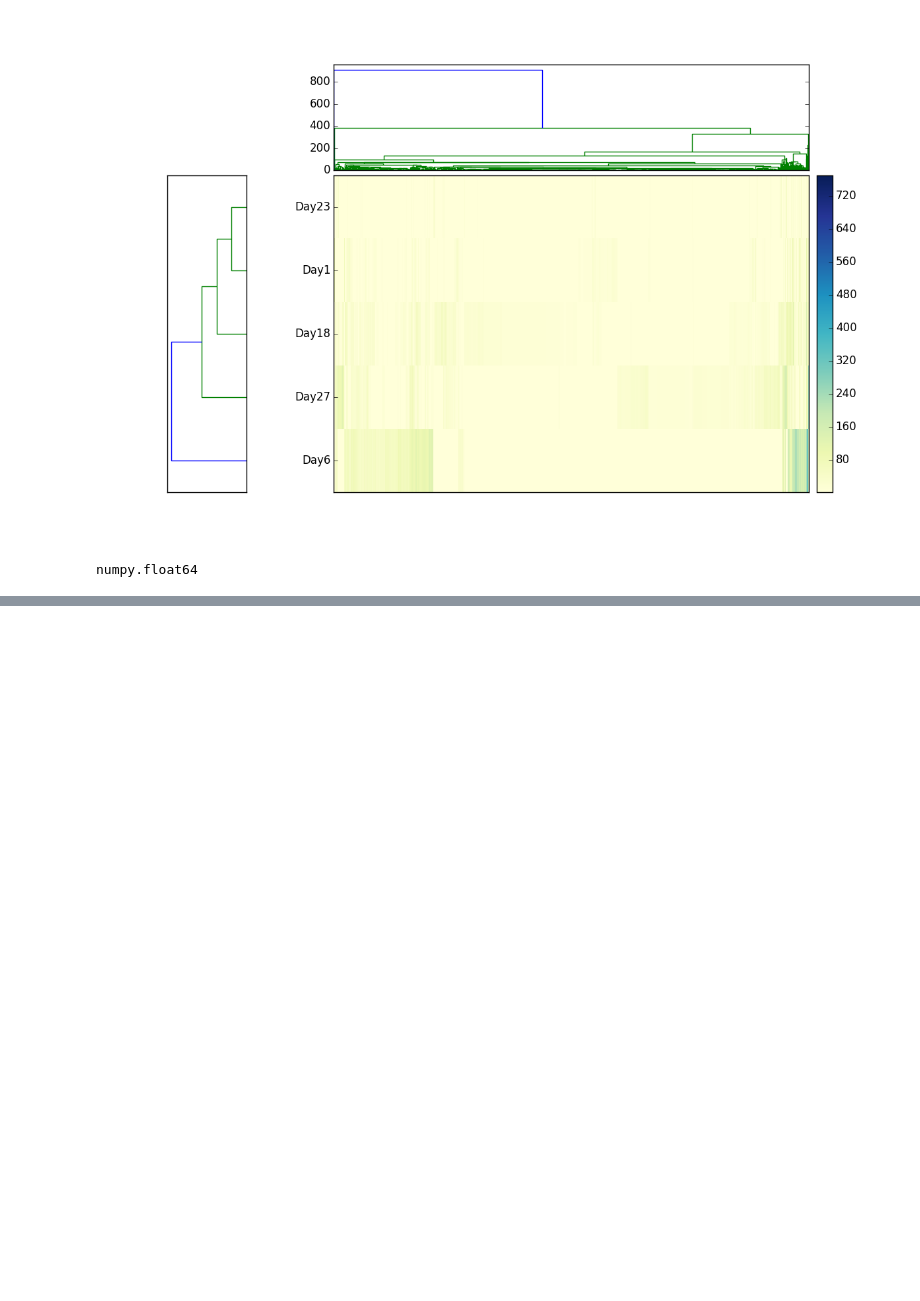
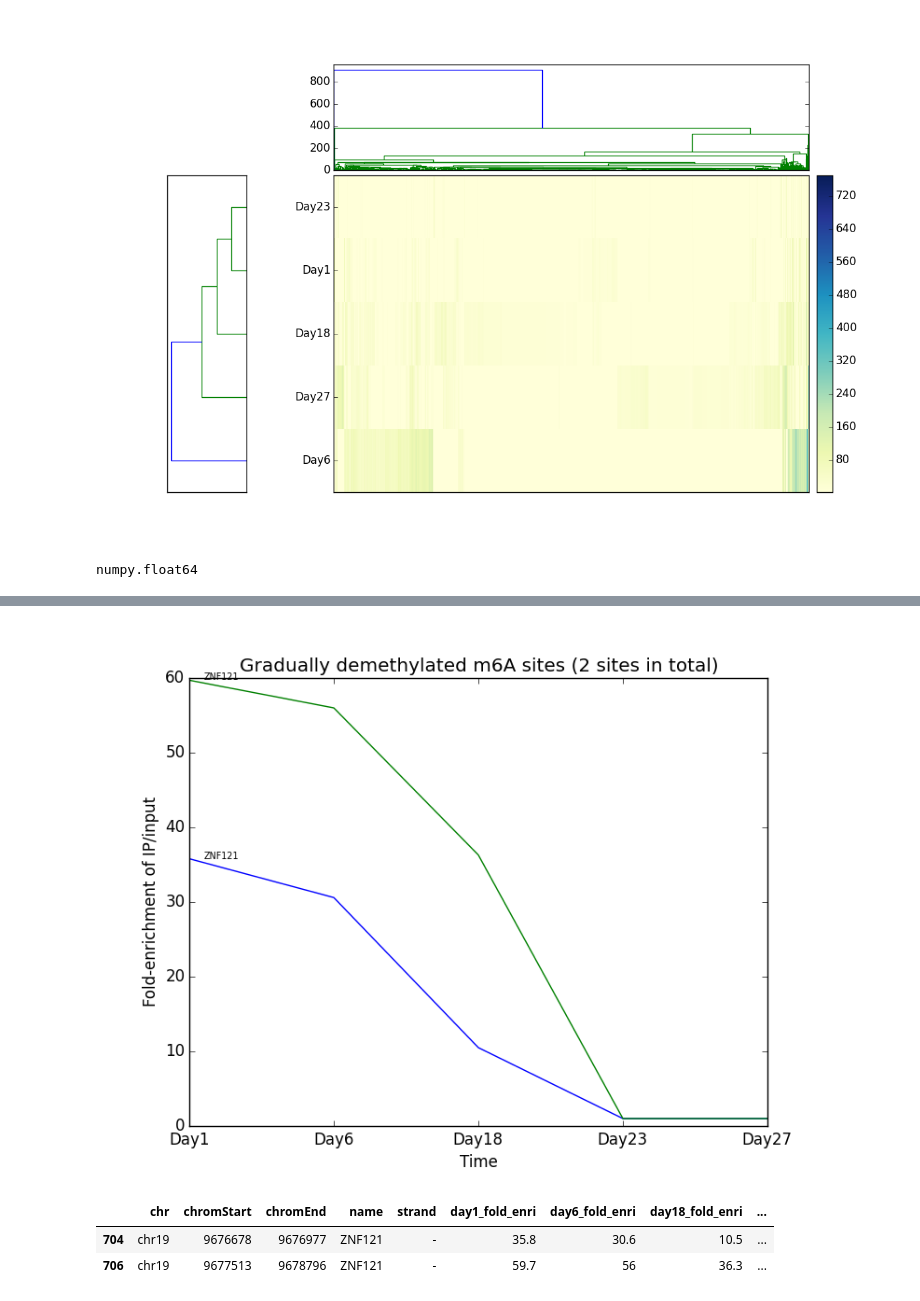
Before and after one commit to Wenhao-Jin/m6A, a Jupyter notebook: data/m6A_peaks_visualization.ipynb, the cells around one changed output, grey strips where cells are left out. Cells and saved outputs as stored; diff of their text form; code cells hidden in the pictures; blank space fills up the shorter version.

```diff
--- a/data/m6A_peaks_visualization.ipynb
+++ b/data/m6A_peaks_visualization.ipynb
@@ -346,0 +381,28 @@ numpy.float64
+# %%
+##m6A sites that gradually go down
+grad_down=overall_table3[(overall_table3['day1_fold_enri']>=overall_table3['day6_fold_enri']) & (overall_table3['day6_fold_enri']>=overall_table3['day18_fold_enri']) & (overall_table3['day18_fold_enri']>=overall_table3['day23_fold_enri']) & (overall_table3['day23_fold_enri']>=overall_table3['day27_fold_enri']) & (overall_table3['day6_fold_enri']>1)]
+matrix=grad_down[['day1_fold_enri','day6_fold_enri','day18_fold_enri','day23_fold_enri','day27_fold_enri']]
+matrix.index=np.array(grad_down['name'])
+matrix_sort1=matrix.sort('day1_fold_enri',ascending=False)
+matrix_sort1_top=matrix_sort1.iloc[0:5]
+
+plt.clf()
+plt.plot(matrix.transpose())
+plt.xticks(range(5),('Day1','Day6','Day18','Day23','Day27'))
+plt.xlabel('Time')
+plt.ylabel('Fold-enrichment of IP/input')
+for ind, row in matrix_sort1_top.iterrows():
+    plt.annotate(row.name, xy=(0.1, row.day1_fold_enri), fontsize='xx-small')
+plt.title('Gradually demethylated m6A sites ('+str(len(grad_down))+' sites in total)')
+plt.savefig('Gradually_demethylated.png')
+from IPython.display import Image
+i=Image(filename='Gradually_demethylated.png')
+i
+# %% [output]
+[figure, added]
+# %%
+grad_down
+# %% [output]
+|  | chr | chromStart | chromEnd | name | strand | day1_fold_enri | day6_fold_enri | day18_fold_enri | ... |
+| 704 | chr19 | 9676678 | 9676977 | ZNF121 | - | 35.8 | 30.6 | 10.5 | ... |
+| 706 | chr19 | 9677513 | 9678796 | ZNF121 | - | 59.7 | 56 | 36.3 | ... |
```
Also changed, not shown: parts of 17 cells of this notebook.
